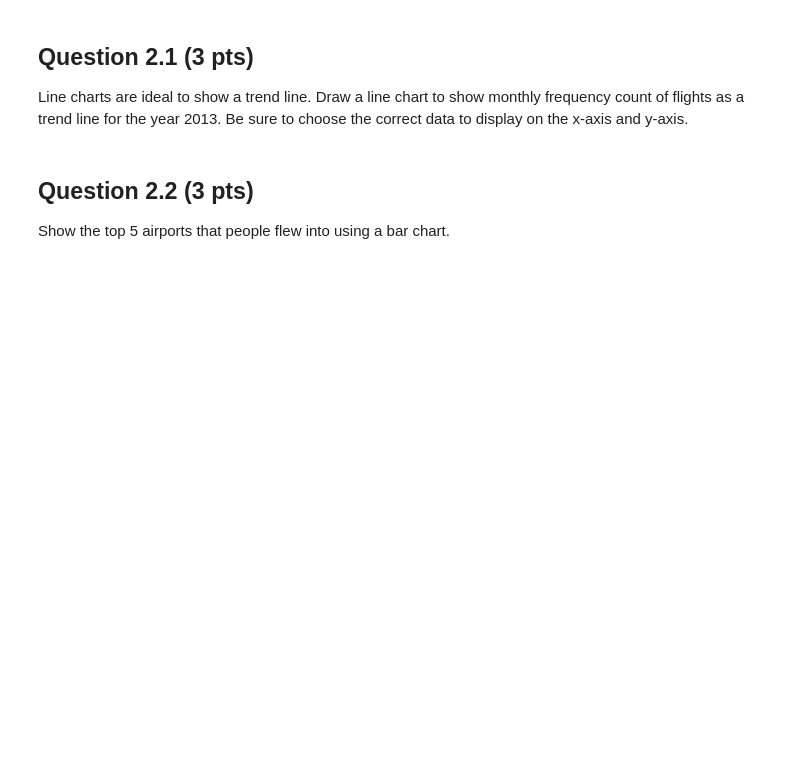
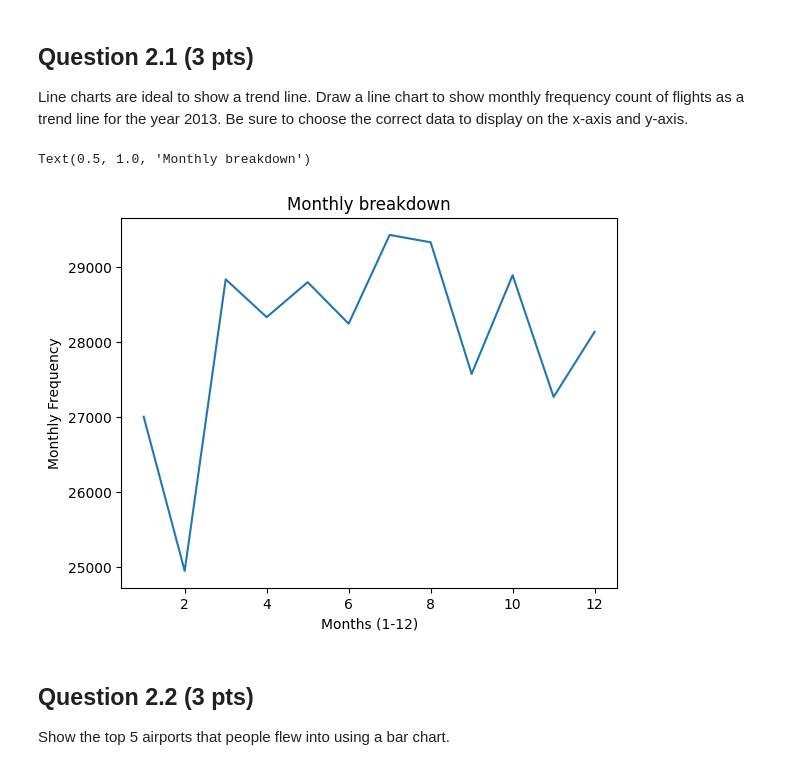
Before and after one commit to DecBrick/stats507-coursework, a Jupyter notebook: HW7/hw7.ipynb, the cells around one changed output. Cells and saved outputs as stored; diff of their text form; code cells hidden in the pictures; blank space fills up the shorter version.

```diff
--- a/HW7/hw7.ipynb
+++ b/HW7/hw7.ipynb
@@ -111,6 +100,7 @@ In this problem, we will do some exploratory data analytics (EDA) by using some
 import numpy as np
 import pandas as pd
 import seaborn as sns
-flights = pd.read_csv("flights.csv.gz")
+
+flights = pd.read_csv("flights.csv")
 airports = pd.read_csv("airports.csv")
 flights.describe()
@@ -125,3 +121,13 @@ raise NotImplementedError()
+# %%
+trend = flights['month'].value_counts()
+
+fig1 = sns.lineplot(x=trend.index, y=trend.to_numpy())
+fig1.set_xlabel("Months (1-12)")
+fig1.set_ylabel("Monthly Frequency")
+fig1.set_title("Monthly breakdown")
+# %% [output]
+Text(0.5, 1.0, 'Monthly breakdown')
+[figure, added]
 # %%
 assert fig1.get_title() == 'Monthly breakdown'
 assert fig1.get_xlabel() == 'Months (1-12)'
```
Also changed, not shown: parts of 18 cells of this notebook.
